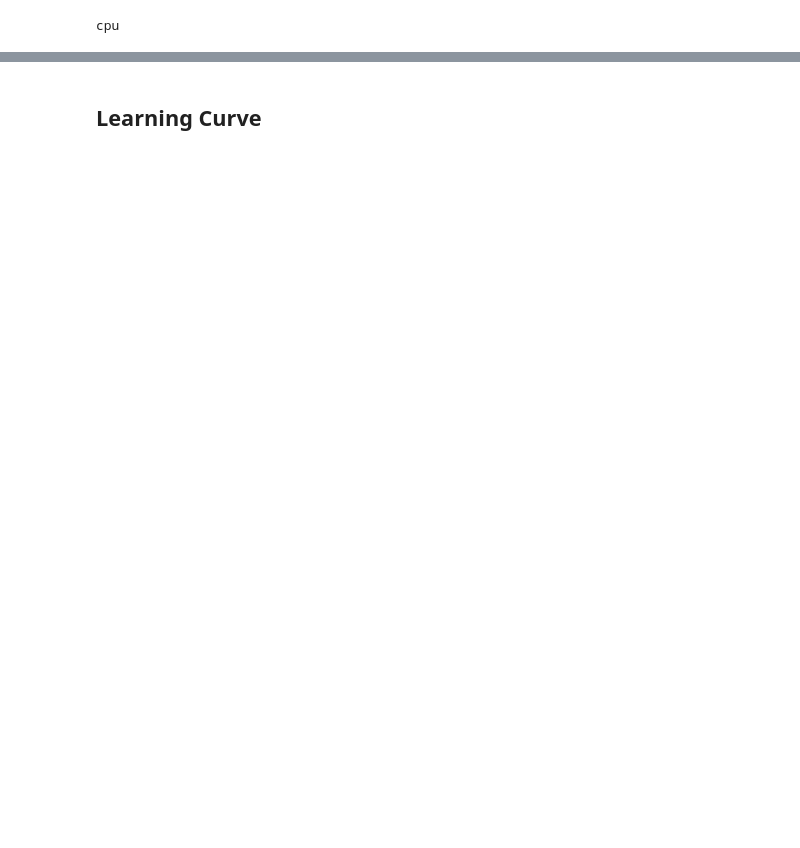
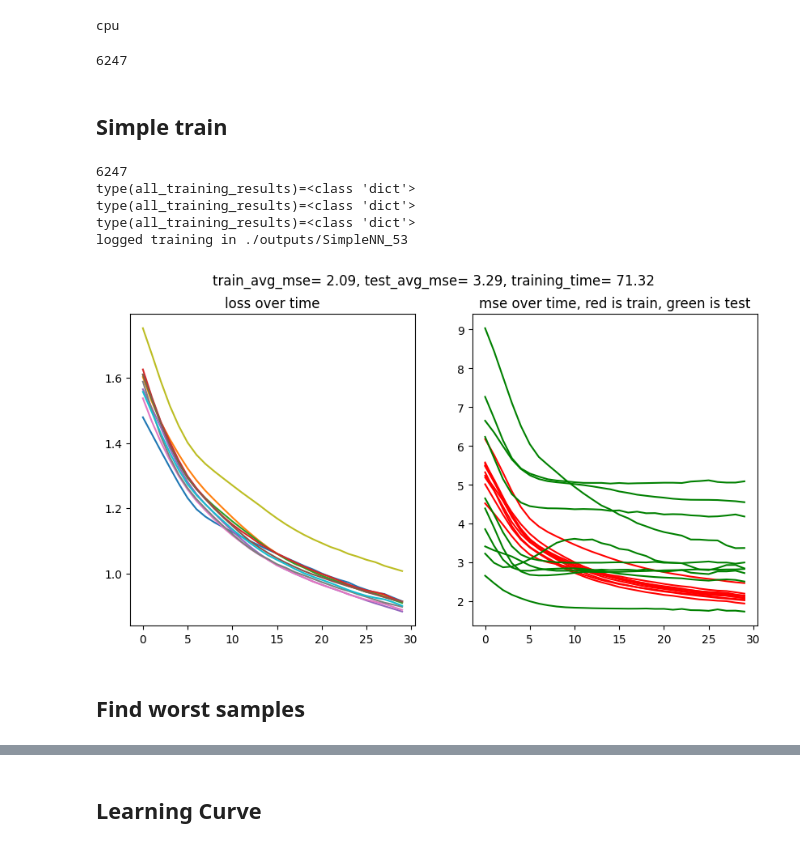
Before and after one commit to NiceSpark/novozymes-prediction, a Jupyter notebook: training/train_nn.ipynb, the cells around one changed output, grey strips where cells are left out. Saved outputs shown, nothing was run; the diff lists cells and outputs as text; code cells hidden in the pictures; blank space fills up the shorter version.

Commit message:
training simple nn with all_v3 dataset

```diff
--- a/training/train_nn.ipynb
+++ b/training/train_nn.ipynb
@@ -37,6 +38,26 @@ else:
 print(device)
 # %% [output]
 cpu
+# %%
+def load_dataset(config):
+    df = pd.read_csv(f"{DIR_PATH}/{config['dataset_name']}.csv")
+
+    for feature in features:
+        # remove line with nan values for selected features
+        df = df[~(df[feature].isna())]
+
+    # remove bad uniprot
+    df = df[~(df["uniprot"].isin(config["bad_uniprot"]))]
+
+    # print({k: v for k, v in
+    #        df.isna().sum().to_dict().items()
+    #        if v > 0})
+    print(len(df))
+    return df
+
+df = load_dataset(config)
+# %% [output]
+6247
 # %%
 def train_model(model: SimpleNN, config, optimizer, loss_function,
                 trainloader, device,
@@ -77,14 +98,14 @@ def train_model(model: SimpleNN, config, optimizer, loss_function,
                 targets.cpu().detach().numpy(), outputs.cpu().detach().numpy())
             current_loss += loss.item()
 
-
         loss_over_time.append(current_loss/(i+1))
         train_mse_over_time.append(current_mse/(i+1))
 
         if X_test is not None:
             model.eval()
             with torch.set_grad_enabled(False):
-                test_mse_over_time.append(evaluate_model(X_test, y_test, model, device))
+                test_mse, _ = evaluate_model(X_test, y_test, model, device)
+                test_mse_over_time.append(test_mse)
 
     return model, loss_over_time, train_mse_over_time, test_mse_over_time
 # %%
@@ -112,7 +133,7 @@ def k_fold_training(df, ksplit, config, features, device, keep_models=False):
             df_test, config, features, dataset_train.scaler)
 
         # Initialize a new Novozymes Model
-        model = SimpleNN(len(features))
+        model = SimpleNN(len(features), config["hidden_layer_num_parameters"])
         model.to(torch.double)
         model.to(device)
 
@@ -129,13 +150,17 @@ def k_fold_training(df, ksplit, config, features, device, keep_models=False):
         # Evaluate this model:
         model.eval()
         with torch.set_grad_enabled(False):
-            train_mse = evaluate_model(X_train, y_train, model, device)
-            test_mse = evaluate_model(X_test, y_test, model, device)
+            train_mse, _ = evaluate_model(X_train, y_train, model, device)
+            test_mse, test_diff = evaluate_model(X_test, y_test, model, device)
+            # get worst samples
+            worst_samples = get_worst_samples(df_test, test_diff, config)
+
             # print(f"MSE obtained for k-fold {k}: {mse}")
             results = {
                 "loss_over_time": loss_over_time,
                 "train_mse_over_time": train_mse_over_time,
                 "test_mse_over_time": test_mse_over_time,
+                "worst_samples": worst_samples,
                 "train_mse": train_mse,
                 "test_mse": test_mse,
                 "time": t1
@@ -152,3 +177,44 @@ def k_fold_training(df, ksplit, config, features, device, keep_models=False):
     # Process is complete.
 
     return training_results, model_list, scaler_list
+# %% [markdown]
+## Simple train
+# %%
+if SIMPLE_TRAIN:
+    df = load_dataset(config)
+
+    all_training_results = {"simple_train": [],
+                            "total_training_time": 0}
+    print(f"{type(all_training_results)=}")
+
+    # add protein_index to the dataset and get ksplit:
+    df, ksplit = split_dataset(df, config)
+    training_results, _, _ = k_fold_training(
+        df, ksplit, config, features, device)
+
+    # add training results to all the other ones
+    all_training_results["simple_train"] = training_results
+    print(f"{type(all_training_results)=}")
+    # compute avg_mse and time
+    train_mse = sum(x['train_mse']
+                    for x in training_results)/config['k-fold']
+    test_mse = sum(x['test_mse']
+                for x in training_results)/config['k-fold']
+    training_time = sum(x['time'] for x in training_results)
+
+    # save results to output
+    model = SimpleNN(len(features))
+    model_structure = str(model).replace('(', '').replace(')', '').split('\n')
+    dir_path = log_kfold_training(
+        LOG_NAME, all_training_results, config, features, model_structure)
+    print(f"{type(all_training_results)=}")
+    print(f"logged training in {dir_path}")
+# %% [output]
+6247
+type(all_training_results)=<class 'dict'>
+type(all_training_results)=<class 'dict'>
+type(all_training_results)=<class 'dict'>
+logged training in ./outputs/SimpleNN_53
+[figure, added]
+# %% [markdown]
+## Find worst samples
```
Also changed, not shown: parts of 7 cells of this notebook, 5 other files.
